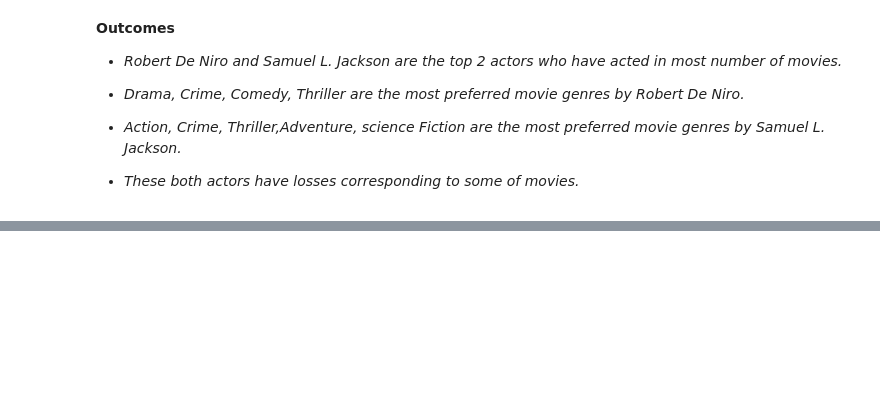
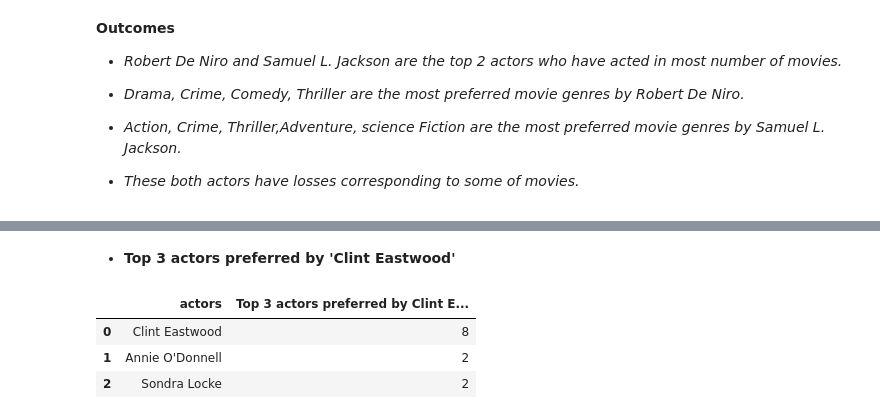
Before and after one commit to kiranmahara9600/IMDB-Data-Analysis, a Jupyter notebook: IMDB_EDA.ipynb, the cells around one changed output, grey strips where cells are left out. Drawn from its saved outputs; the diff is of its cells as text; code cells hidden in the pictures; blank space fills up the shorter version.

```diff
--- a/IMDB_EDA.ipynb
+++ b/IMDB_EDA.ipynb
@@ -279,0 +311,43 @@ actors_movieprofit_df
+# %%
+#-----------------------------------Block-10--------------------------------------
+
+#initialising empty lists
+director_list=[]   #to store directors name
+Clint_actors_list=[]   #to store actor names preferred by 'Clint Eastwood'
+Ron_actors_list=[]    #to store actor names preferred by 'Ron Howard'
+Steven_actors_list=[]    #to store actor names preferred by 'Steven Spielberg'
+
+for i in range(3000):
+  if (type(imdb_df.loc[i,'crew'])==list) & (type(imdb_df.loc[i,'cast'])==list): #because there are some na values that we dont want
+    for elem in imdb_df.loc[i,'crew']:    #iterating over imdb_df.loc[i,'crew'] to get director information
+      if elem['job']=='Director':
+        if 'Clint Eastwood' in  elem['name']:   #putting a condition to get actor choosen by this actor for his movies
+          for elem in imdb_df.loc[i,'cast']:
+            Clint_actors_list.append(elem['name'])   #storing actors name (preferred by 'Clint Eastwood' ) in Clint_actors_list
+        if 'Ron Howard'in elem['name']:   #putting a condition to get actor choosen by this actor for his movies
+          for elem in imdb_df.loc[i,'cast']:
+            Ron_actors_list.append(elem['name'])   #storing actor name (preferred by 'Ron Howard') in Ron_actors_list
+        if 'Steven Spielberg'in elem['name']:   #putting a condition to get actor choosen by this actor for his movies
+          for elem in imdb_df.loc[i,'cast']:
+            Steven_actors_list.append(elem['name'])    #storing actor name (preferred by 'Steven Spielberg') in Steven_actors_list
+
+#converting lists to series and then counting no. of times an actor is choosen
+Clint_actors_df=pd.Series(Clint_actors_list).value_counts().sort_values(ascending=False).reset_index()
+Clint_actors_df.rename(columns={'index':'actors',0:'Top 3 actors preferred by Clint Eastwood'},inplace=True)
+
+Ron_actors_df=pd.Series(Ron_actors_list).value_counts().sort_values(ascending=False).reset_index()
+Ron_actors_df.rename(columns={'index':'actors',0:'Top 3 actors preferred by Ron Howard'},inplace=True)
+
+Steven_actors_df=pd.Series(Steven_actors_list).value_counts().sort_values(ascending=False).reset_index()
+Steven_actors_df.rename(columns={'index':'actors',0:'Top 3 actors preferred by Steven Spielberg'},inplace=True)
+# %% [markdown]
+* **Top 3 actors preferred by 'Clint Eastwood'**
+# %%
+#-----------------------------------Block-10a--------------------------------------
+
+Clint_actors_df[0:3]   #top 3 actors preferred by 'Clint Eastwood'
+# %% [output]
+|  | actors | Top 3 actors preferred by Clint E... |
+| 0 | Clint Eastwood | 8 |
+| 1 | Annie O'Donnell | 2 |
+| 2 | Sondra Locke | 2 |
```
Also changed, not shown: parts of 10 cells of this notebook.
